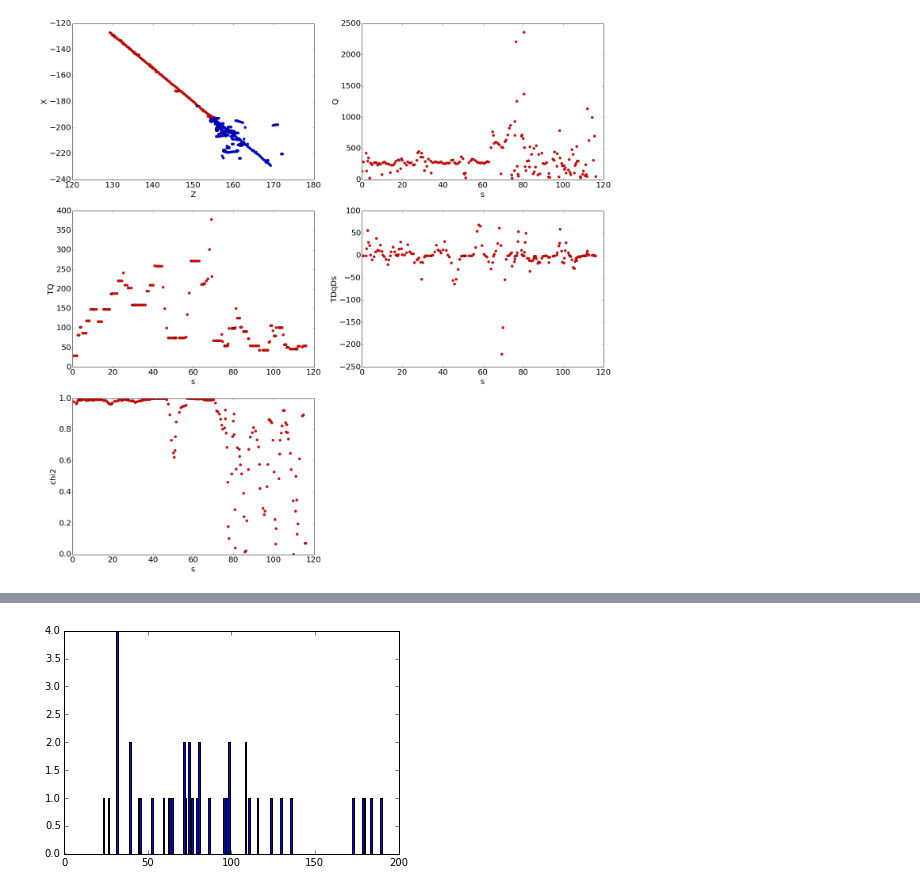
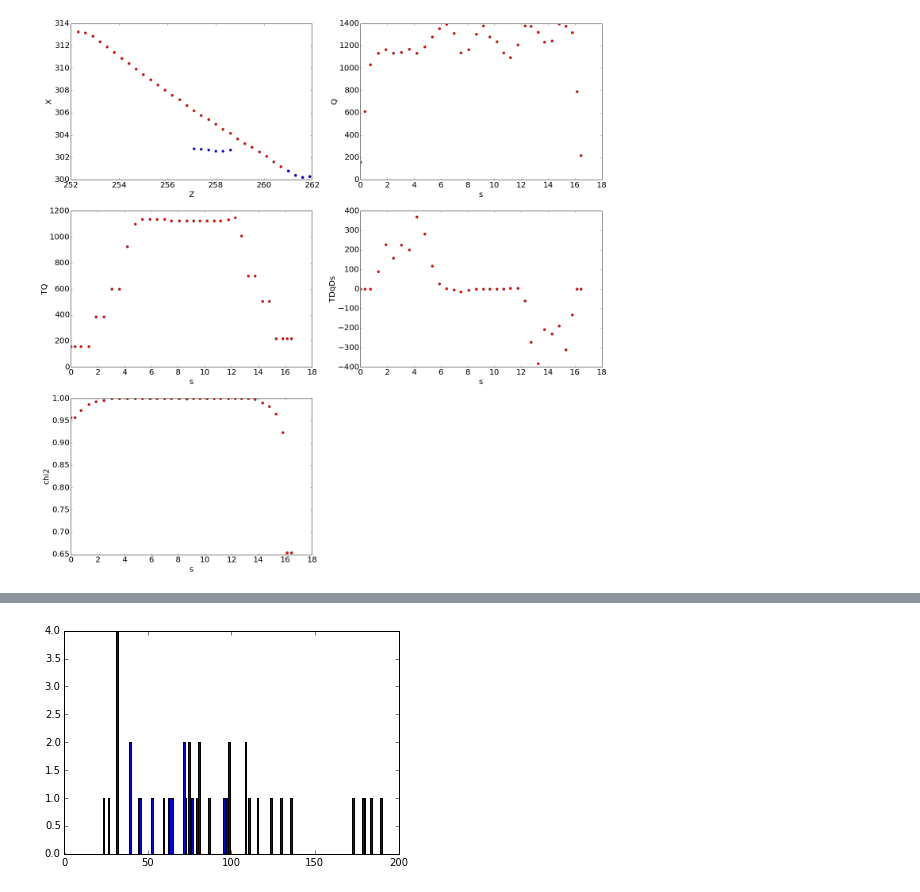
Before and after one commit to drinkingkazu/MichelReco, a Jupyter notebook: MichelCluster/bin/cosmic_viewer.ipynb, the cells around one changed output, grey strips where cells are left out. Saved outputs shown, nothing was run; the diff lists cells and outputs as text; code cells hidden in the pictures.

```diff
--- a/MichelCluster/bin/cosmic_viewer.ipynb
+++ b/MichelCluster/bin/cosmic_viewer.ipynb
@@ -18,7 +18,8 @@ from ROOT import TChain
 rec1 = root2array("/Users/vgenty/git/LARLITE/UserDev/MichelReco/MichelCluster/ana.root","out_tree")
 df_michel = pd.DataFrame(rec1)
 # %%
-k = 28
+k = 78
+
 df_event = df_michel.iloc[[k]]
 
 plt.figure(figsize=(24,24))
@@ -45,34 +46,34 @@ plt.ylabel('Q',fontsize=20)
 plt.tick_params(labelsize=20)
 
 
 plt.subplot(3,2,3)
 plt.plot(np.array(df_event["_s_v"])[0],
          np.array(df_event["_t_q_v"])[0],
          "ro",color="r")
 plt.xlabel('s' ,fontsize=20)
 plt.ylabel('TQ',fontsize=20)
 plt.tick_params(labelsize=20)
 
 plt.subplot(3,2,4)
 plt.plot(np.array(df_event["_s_v"])[0],
          np.array(df_event["_t_dqds_v"])[0],
          "ro",color="r")
 plt.xlabel('s' ,fontsize=20)
 plt.ylabel('TDqDs',fontsize=20)
 plt.tick_params(labelsize=20)
 
 plt.subplot(3,2,5)
 plt.plot(np.array(df_event["_s_v"])[0],
          np.array(df_event["_chi_v"])[0],
          "ro",color="r")
 plt.xlabel('s' ,fontsize=20)
 plt.ylabel('chi2',fontsize=20)
 plt.tick_params(labelsize=20)
 
 
 plt.show()
 # %% [output]
-[figure, old version]
+[figure, new version]
 # %%
 # S = SIGNAL.query('_largest_cluster_charge > 0')
 # S = S.query('_number_of_clusters >= 1')
```
Also changed, not shown: parts of 1 cell of this notebook, 6 other files.
